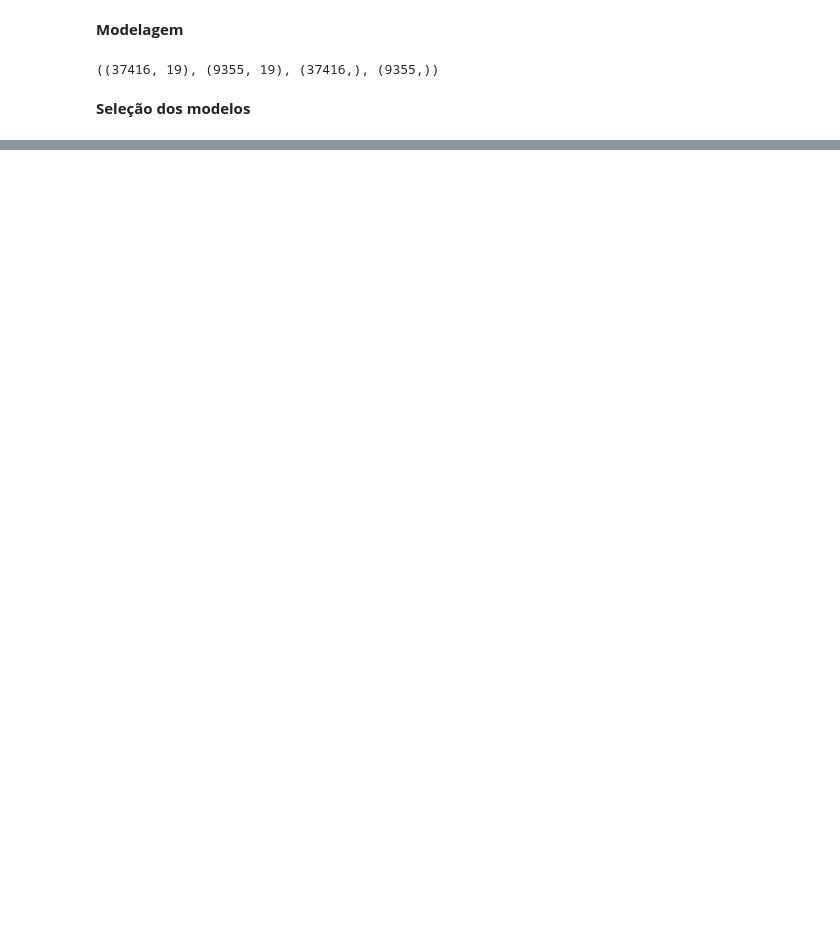
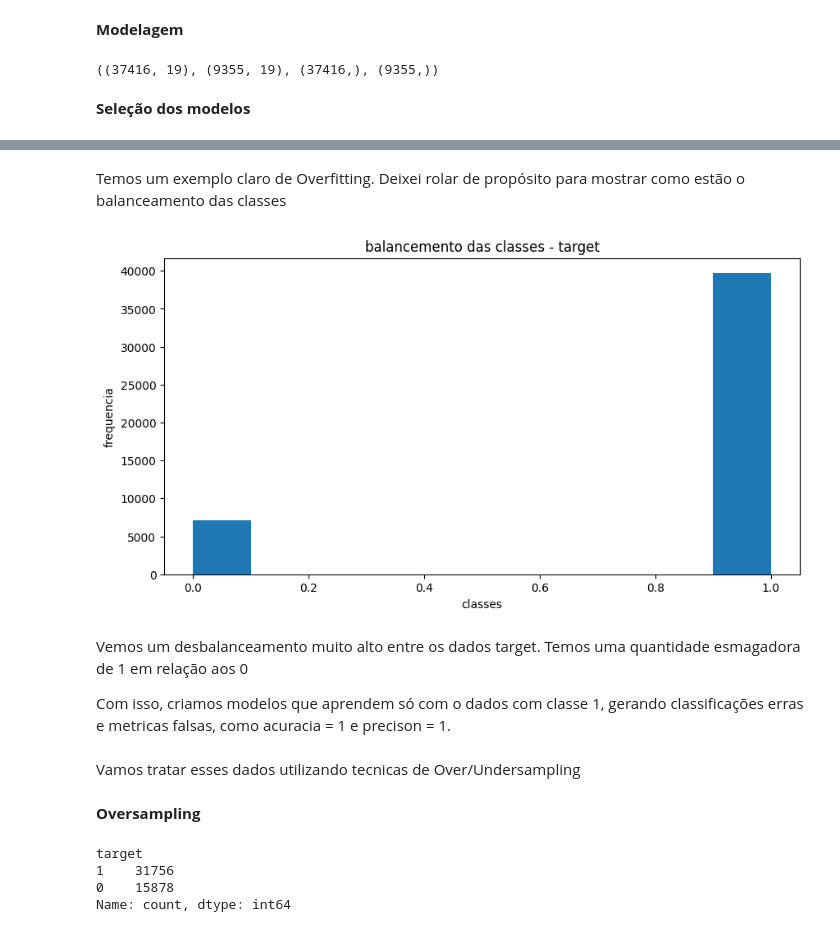
Before and after one commit to WesleySouza13/Projeto-Risco-de-Cr-dito-, a Jupyter notebook: notebooks/notebook.ipynb, the cells around one changed output, grey strips where cells are left out. Saved outputs shown, nothing was run; the diff lists cells and outputs as text; code cells hidden in the pictures; blank space fills up the shorter version.

```diff
--- a/notebooks/notebook.ipynb
+++ b/notebooks/notebook.ipynb
@@ -476,3 +494,3 @@ Vemos que com o PCA, nossos clusters ficaram ainda mais definidos, compactos e b
 # %%
-df2['target'] = y_pca_kmeans.labels_
-df2
+#definindo agora, a variavel target após cluster
+df2['target'] = y_cluster.labels_
@@ -525,0 +617,28 @@ models = {'arvore_decisao':DecisionTreeClassifier(),
+# %% [markdown]
+Temos um exemplo claro de Overfitting. Deixei rolar de propósito para mostrar como estão o balanceamento das classes
+# %%
+plt.figure(figsize=(10,5))
+plt.title('balancemento das classes - target')
+plt.hist(df2['target'])
+plt.xlabel('classes')
+plt.ylabel('frequencia')
+plt.show()
+# %% [output]
+[figure, added]
+# %% [markdown]
+Vemos um desbalanceamento muito alto entre os dados target. Temos uma quantidade esmagadora de 1 em relação aos 0
+
+Com isso, criamos modelos que aprendem só com o dados com classe 1, gerando classificações erras e metricas falsas, como acuracia = 1 e precison = 1.
+# %% [markdown]
+Vamos tratar esses dados utilizando tecnicas de Over/Undersampling
+# %% [markdown]
+**Oversampling**
+# %%
+#aplicando RandomOversampling nos dados de treino
+x_over_train, y_over_train = RandomOverSampler(sampling_strategy=0.5, random_state=0).fit_resample(x_train, y_train)
+y_over_train.value_counts()
+# %% [output]
+target
+1    31756
+0    15878
+Name: count, dtype: int64
```
Also changed, not shown: parts of 32 cells of this notebook.
